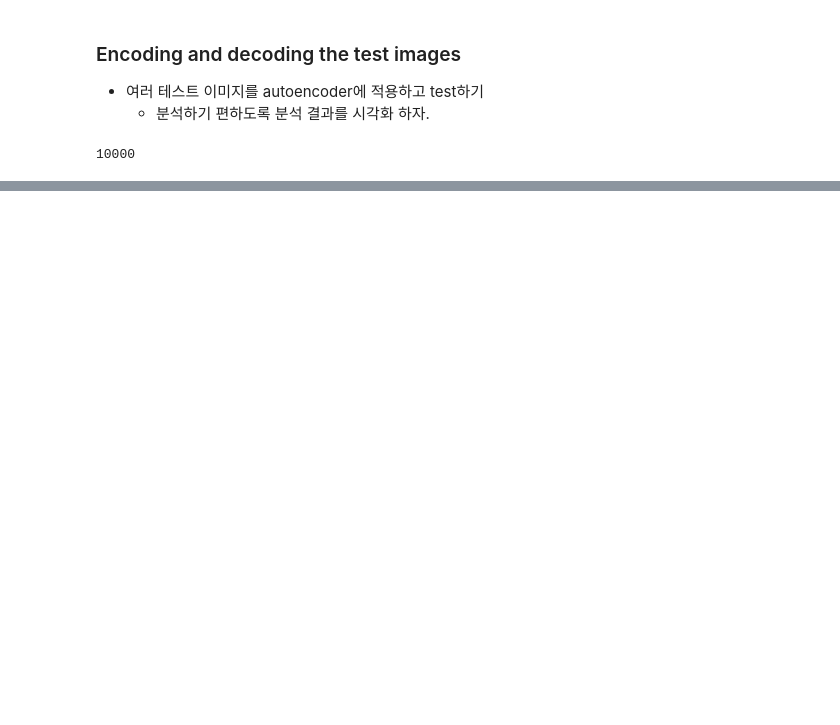
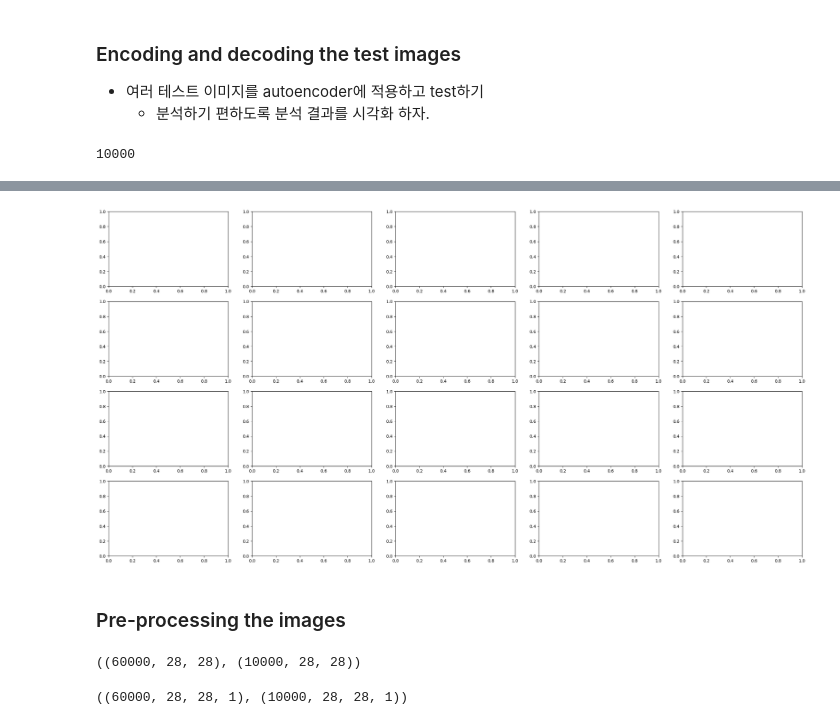
Before and after one commit to LJHgithub2/Computer-Vision, a Jupyter notebook: AutoEncoders/AutoEncoders .ipynb, the cells around one changed output, grey strips where cells are left out. Saved outputs shown, nothing was run; the diff lists cells and outputs as text; code cells hidden in the pictures; blank space fills up the shorter version.

```diff
--- a/AutoEncoders/AutoEncoders .ipynb
+++ b/AutoEncoders/AutoEncoders .ipynb
@@ -261,0 +384,7 @@ for i , image_index in enumerate(test_images):
+# %%
+# plt.subplots(행의 개수, 열의 개수, figsize= 각 서브 그래프의 크기(x,y)) 연습
+fig, axes = plt.subplots(4,5,figsize=(30,15))
+# %% [output]
+[figure, added]
+# %% [markdown]
+### Pre-processing the images
@@ -261,0 +394,6 @@ for i , image_index in enumerate(test_images):
+# %%
+#conv층의 입력 데이터를 구성할려면 (이미지수 * 가로 * 높이 * 채널 수)의 차원을 가져야한다
+# 현재 사용할 데이터는 흑백이미지이기 때문에 채널 수 는 1개이다.
+x_train.shape, x_test.shape
+# %% [output]
+((60000, 28, 28), (10000, 28, 28))
@@ -261,0 +403,4 @@ for i , image_index in enumerate(test_images):
+# %%
+x_train.shape, x_test.shape
+# %% [output]
+((60000, 28, 28, 1), (10000, 28, 28, 1))
```
Also changed, not shown: parts of 25 cells of this notebook.
